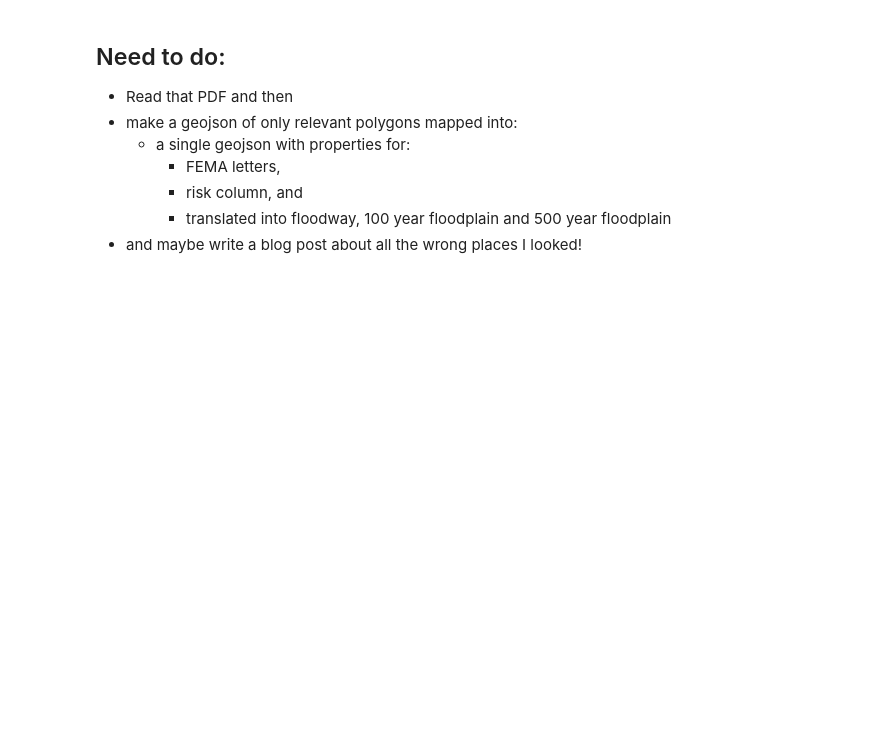
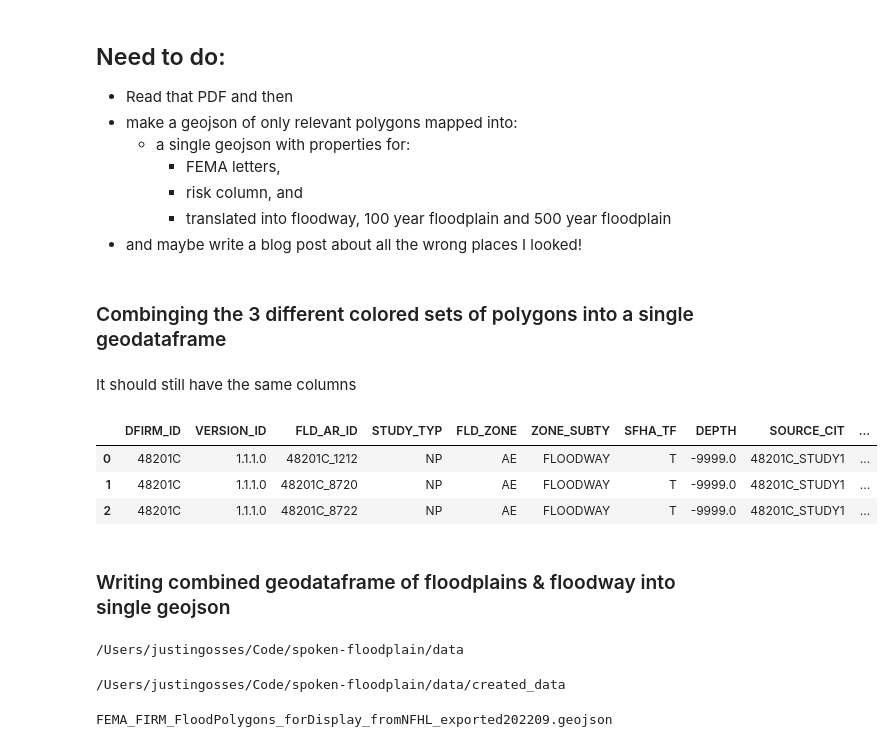
Before and after one commit to JustinGOSSES/spoken-floodplain, a Jupyter notebook: notebooks/FEMA FIRM COUNTY LEVEL DATA HARRIS Shapefile to GEOJSON.ipynb, the cells around one changed output. Drawn from its saved outputs; the diff is of its cells as text; code cells hidden in the pictures; blank space fills up the shorter version.

```diff
--- a/notebooks/FEMA FIRM COUNTY LEVEL DATA HARRIS Shapefile to GEOJSON.ipynb
+++ b/notebooks/FEMA FIRM COUNTY LEVEL DATA HARRIS Shapefile to GEOJSON.ipynb
@@ -507,3 +516,5 @@ and a good diagram is on page 3-29
     - risk column, and
     - translated into floodway, 100 year floodplain and 500 year floodplain
 - and maybe write a blog post about all the wrong places I looked!
+# %% [markdown]
+### Combinging the 3 different colored sets of polygons into a single geodataframe
@@ -509,0 +523,13 @@ and a good diagram is on page 3-29
+# %%
+floodplains_geodf = gpd.GeoDataFrame( pd.concat( [floodway,geodf_readFromFile_HarrisFloodPolygons_smaller_LetteredFloodZones,pointTwoPercentFloodplain], ignore_index=True) )
+# %% [markdown]
+It should still have the same columns
+# %%
+floodplains_geodf[0:3]
+# %% [output]
+|  | DFIRM_ID | VERSION_ID | FLD_AR_ID | STUDY_TYP | FLD_ZONE | ZONE_SUBTY | SFHA_TF | DEPTH | SOURCE_CIT | ... |
+| 0 | 48201C | 1.1.1.0 | 48201C_1212 | NP | AE | FLOODWAY | T | -9999.0 | 48201C_STUDY1 | ... |
+| 1 | 48201C | 1.1.1.0 | 48201C_8720 | NP | AE | FLOODWAY | T | -9999.0 | 48201C_STUDY1 | ... |
+| 2 | 48201C | 1.1.1.0 | 48201C_8722 | NP | AE | FLOODWAY | T | -9999.0 | 48201C_STUDY1 | ... |
+# %% [markdown]
+### Writing combined geodataframe of floodplains & floodway into single geojson
@@ -509,0 +538,12 @@ and a good diagram is on page 3-29
+# %%
+cd ..
+# %% [output]
+/Users/justingosses/Code/spoken-floodplain/data
+# %%
+cd 'created_data'
+# %% [output]
+/Users/justingosses/Code/spoken-floodplain/data/created_data
+# %%
+ls
+# %% [output]
+FEMA_FIRM_FloodPolygons_forDisplay_fromNFHL_exported202209.geojson
```
Also changed, not shown: parts of 7 cells of this notebook.
